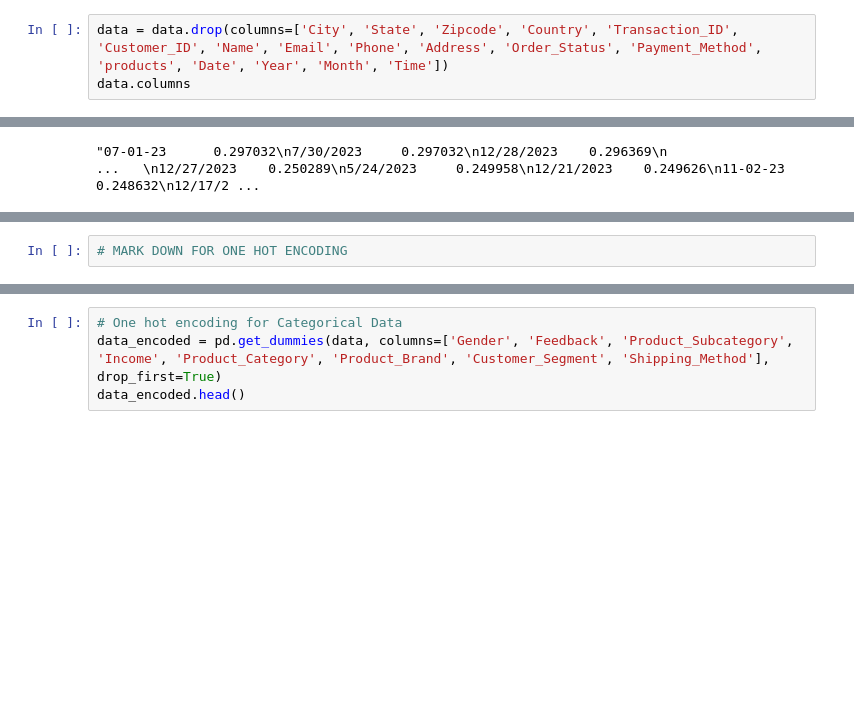
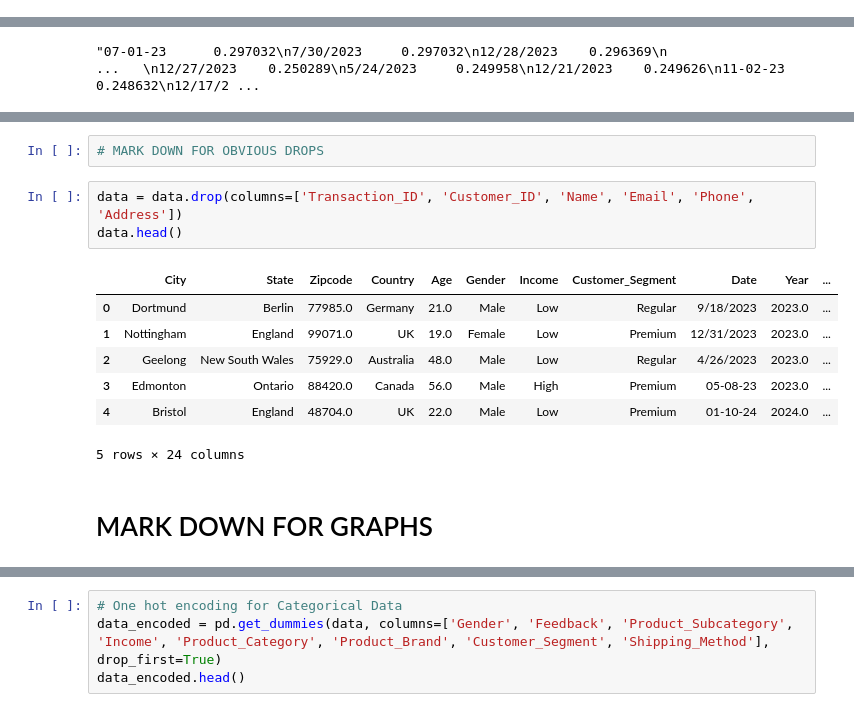
Before and after one commit to JAA999/grocery_prediction, a Jupyter notebook: ML_Project.ipynb, the cells around one changed output, grey strips where cells are left out. Drawn from its saved outputs; the diff is of its cells as text; blank space fills up the shorter version.

```diff
--- a/ML_Project.ipynb
+++ b/ML_Project.ipynb
@@ -33,3 +32,0 @@ Name: Date, Length: 302010, dtype: object
-# %%
-data = data.drop(columns=['City', 'State', 'Zipcode', 'Country', 'Transaction_ID', 'Customer_ID', 'Name', 'Email', 'Phone', 'Address', 'Order_Status', 'Payment_Method', 'products', 'Date', 'Year', 'Month', 'Time'])
-data.columns
@@ -692,3 +689,17 @@ Index(['Age', 'Gender', 'Income', 'Customer_Segment', 'Total_Purchases',
       dtype='object')
 # %%
-# MARK DOWN FOR ONE HOT ENCODING
+# MARK DOWN FOR OBVIOUS DROPS
+# %%
+data = data.drop(columns=['Transaction_ID', 'Customer_ID', 'Name', 'Email', 'Phone', 'Address'])
+data.head()
+# %% [output]
+|  | City | State | Zipcode | Country | Age | Gender | Income | Customer_Segment | Date | Year | ... |
+| 0 | Dortmund | Berlin | 77985.0 | Germany | 21.0 | Male | Low | Regular | 9/18/2023 | 2023.0 | ... |
+| 1 | Nottingham | England | 99071.0 | UK | 19.0 | Female | Low | Premium | 12/31/2023 | 2023.0 | ... |
+| 2 | Geelong | New South Wales | 75929.0 | Australia | 48.0 | Male | Low | Regular | 4/26/2023 | 2023.0 | ... |
+| 3 | Edmonton | Ontario | 88420.0 | Canada | 56.0 | Male | High | Premium | 05-08-23 | 2023.0 | ... |
+| 4 | Bristol | England | 48704.0 | UK | 22.0 | Male | Low | Premium | 01-10-24 | 2024.0 | ... |
+5 rows × 24 columns
+# %% [markdown]
+
+# MARK DOWN FOR GRAPHS
```
Also changed, not shown: parts of 32 cells of this notebook.
